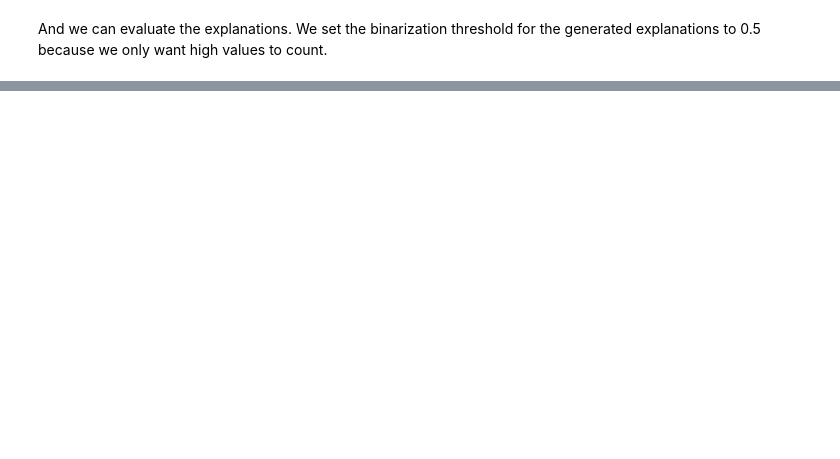
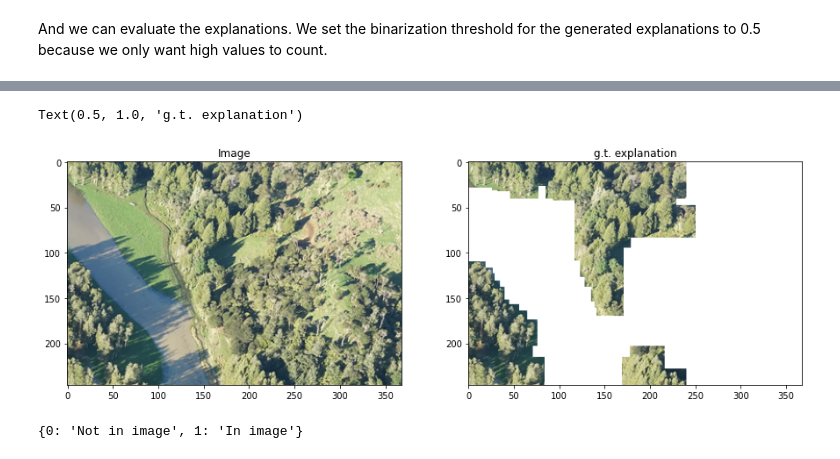
Before and after one commit to chus-chus/teex, a Jupyter notebook: TAIAOexp/_demos/notebooks/evaluating_saliency_maps.ipynb, the cells around one changed output, grey strips where cells are left out. Drawn from its saved outputs; the diff is of its cells as text; code cells hidden in the pictures; blank space fills up the shorter version.

```diff
--- a/TAIAOexp/_demos/notebooks/evaluating_saliency_maps.ipynb
+++ b/TAIAOexp/_demos/notebooks/evaluating_saliency_maps.ipynb
@@ -290,0 +349,17 @@ for example, given this configuration of deepLift:
+# %%
+kahikateaData = Kahikatea()
+trainKData, trainKLabels, trainKExps = kahikateaData[:100]
+# %%
+i = 0
+fig, axs = plt.subplots(1, 2, figsize=(15,15))
+axs[0].imshow(trainKData[i])
+axs[0].set_title('Image')
+axs[1].imshow(trainKExps[i])
+axs[1].set_title('g.t. explanation')
+# %% [output]
+Text(0.5, 1.0, 'g.t. explanation')
+[figure, added]
+# %%
+kahikateaData.classMap
+# %% [output]
+{0: 'Not in image', 1: 'In image'}
```
Also changed, not shown: parts of 23 cells of this notebook, 5 other files.
